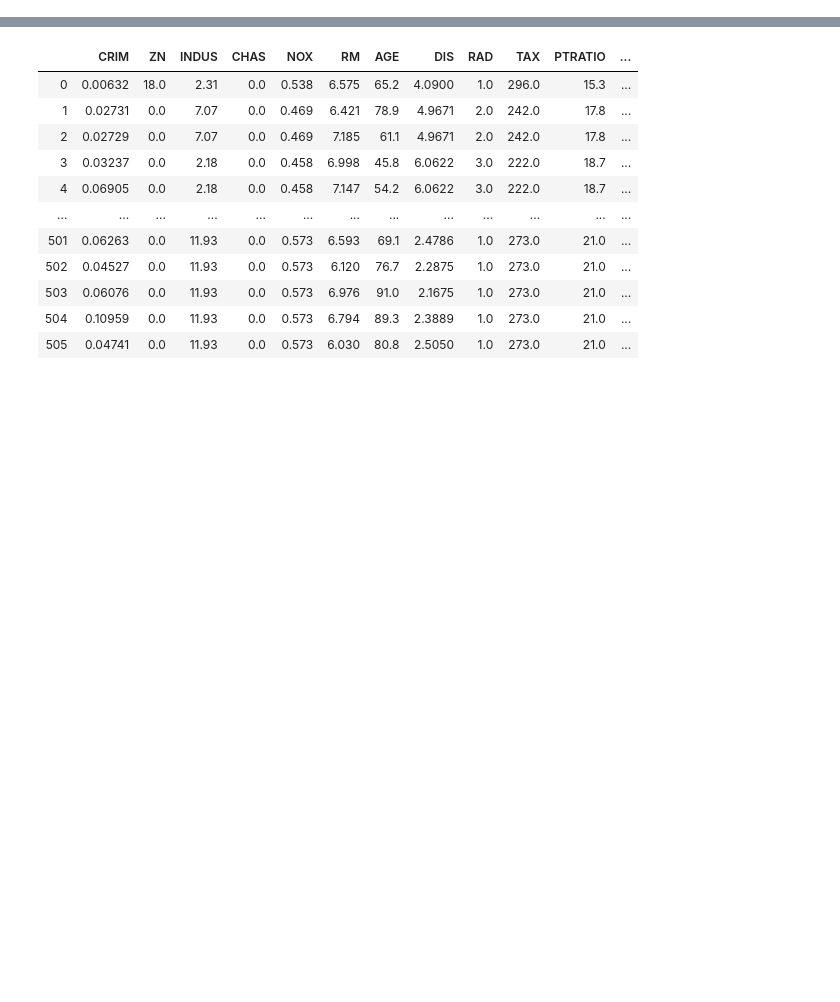
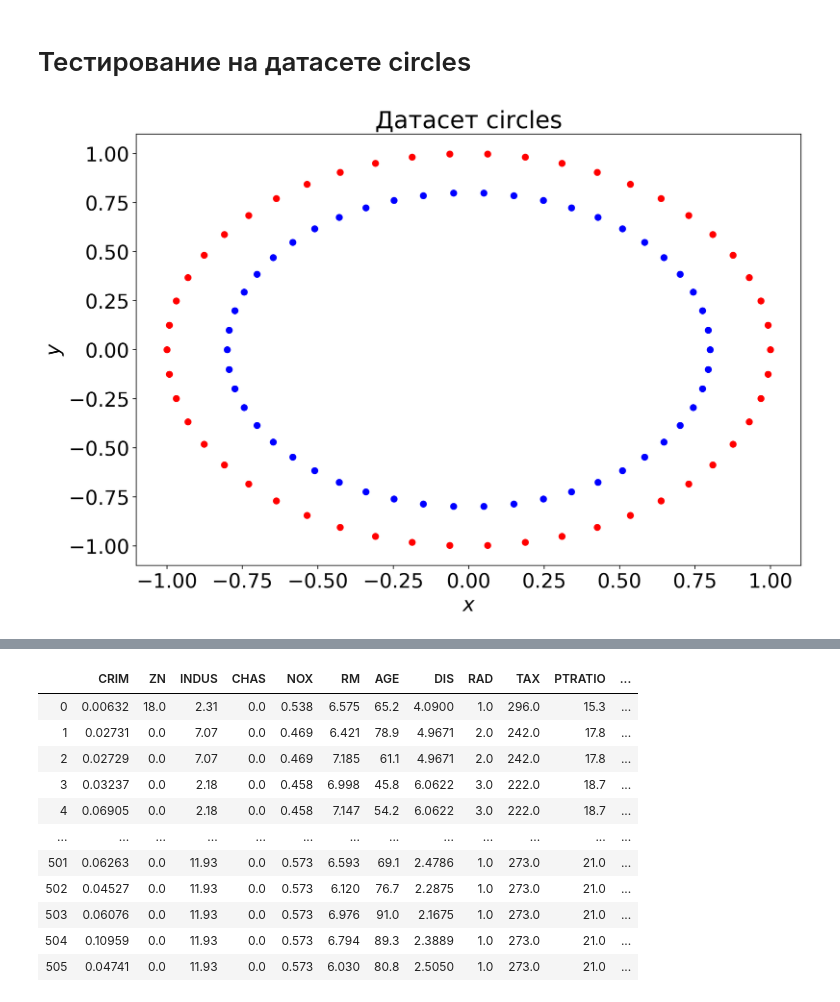
Before and after one commit to pilot7747/kernel_trick, a Jupyter notebook: test.ipynb, the cells around one changed output, grey strips where cells are left out. Cells and saved outputs as stored; diff of their text form; code cells hidden in the pictures; blank space fills up the shorter version.

```diff
--- a/test.ipynb
+++ b/test.ipynb
@@ -19,0 +20,7 @@ from catboost import CatBoostRegressor
+# %% [markdown]
+# Тестирование на датасете circles
+# %%
+circles = make_circles()
+kernel_trick.draw_classification(circles[0], circles[1], title='Датасет circles')
+# %% [output]
+[figure, added]
```
Also changed, not shown: parts of 24 cells of this notebook, 3 other files.
